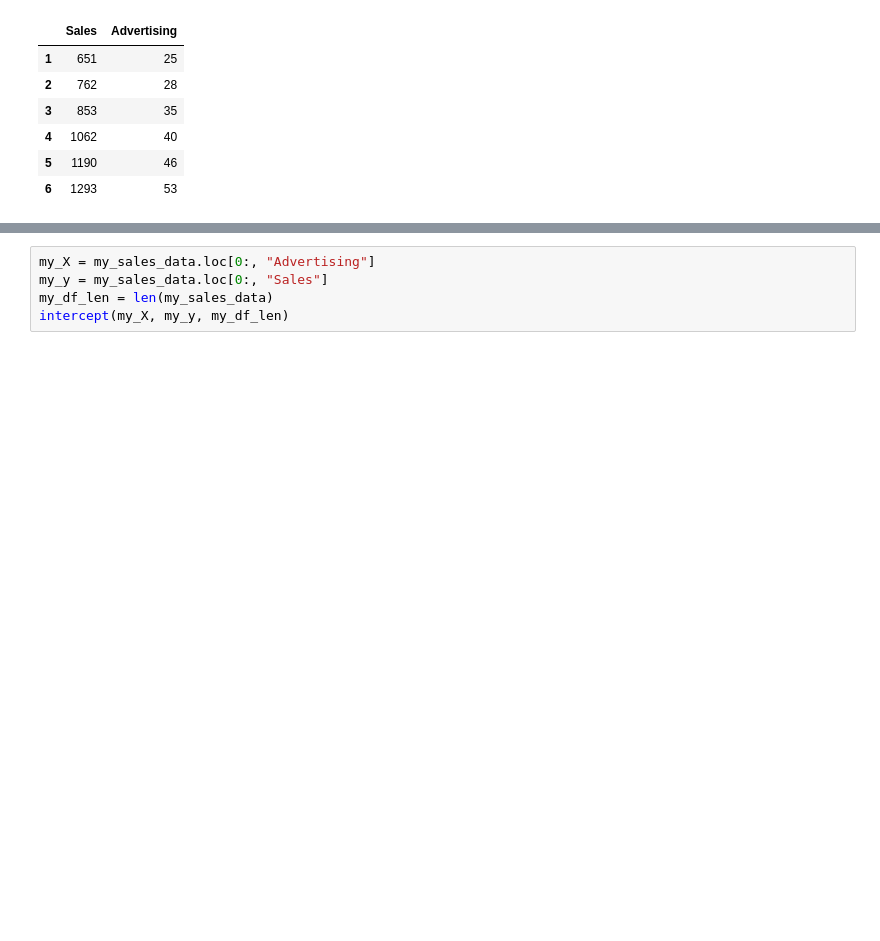
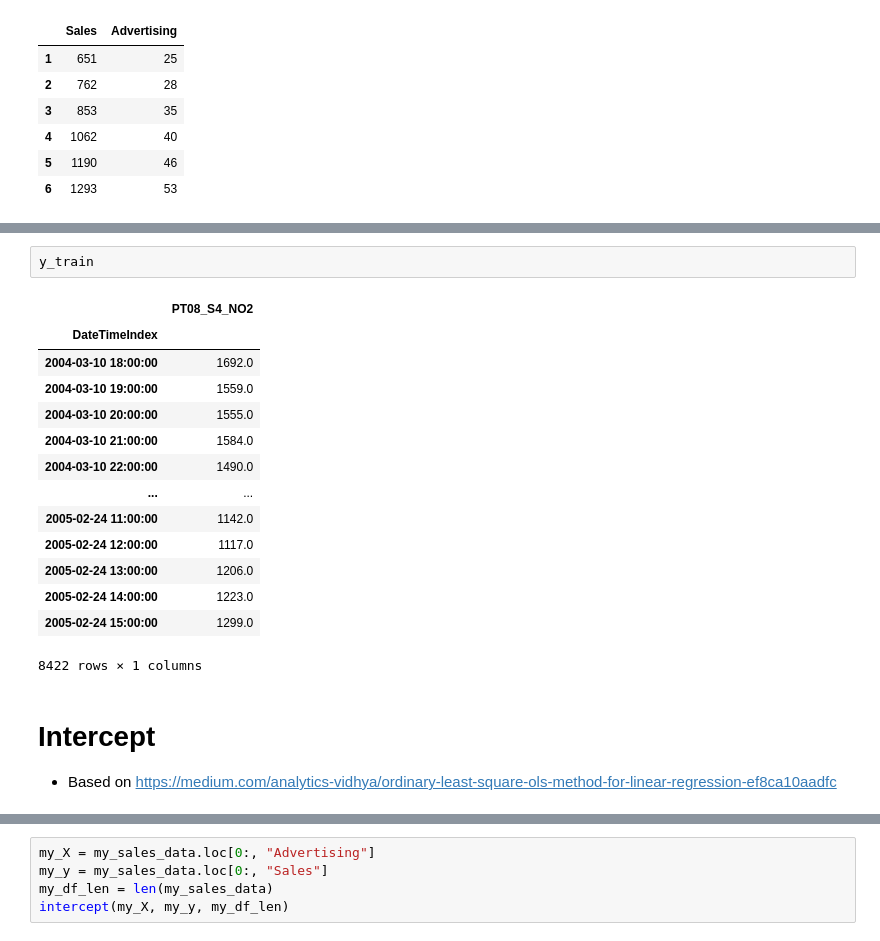
Before and after one commit to Brinkley97/book-forecasting_and_control, a Jupyter notebook: part_1/4-linear_nonstationary_models/ordinaryLeastSquares.ipynb, the cells around one changed output, grey strips where cells are left out. Saved outputs shown, nothing was run; the diff lists cells and outputs as text; blank space fills up the shorter version.

```diff
--- a/part_1/4-linear_nonstationary_models/ordinaryLeastSquares.ipynb
+++ b/part_1/4-linear_nonstationary_models/ordinaryLeastSquares.ipynb
@@ -178,3 +275,24 @@ copy_hd_df
+# %%
+y_train
+# %% [output]
+|  | PT08_S4_NO2 |
+| DateTimeIndex |  |
+| 2004-03-10 18:00:00 | 1692.0 |
+| 2004-03-10 19:00:00 | 1559.0 |
+| 2004-03-10 20:00:00 | 1555.0 |
+| 2004-03-10 21:00:00 | 1584.0 |
+| 2004-03-10 22:00:00 | 1490.0 |
+| ... | ... |
+| 2005-02-24 11:00:00 | 1142.0 |
+| 2005-02-24 12:00:00 | 1117.0 |
+| 2005-02-24 13:00:00 | 1206.0 |
+| 2005-02-24 14:00:00 | 1223.0 |
+| 2005-02-24 15:00:00 | 1299.0 |
+8422 rows × 1 columns
+# %% [markdown]
+# Intercept
+
+- Based on https://medium.com/analytics-vidhya/ordinary-least-square-ols-method-for-linear-regression-ef8ca10aadfc
 # %%
 def intercept(X, y, df_train_len):
     """
```
Also changed, not shown: parts of 18 cells of this notebook.
